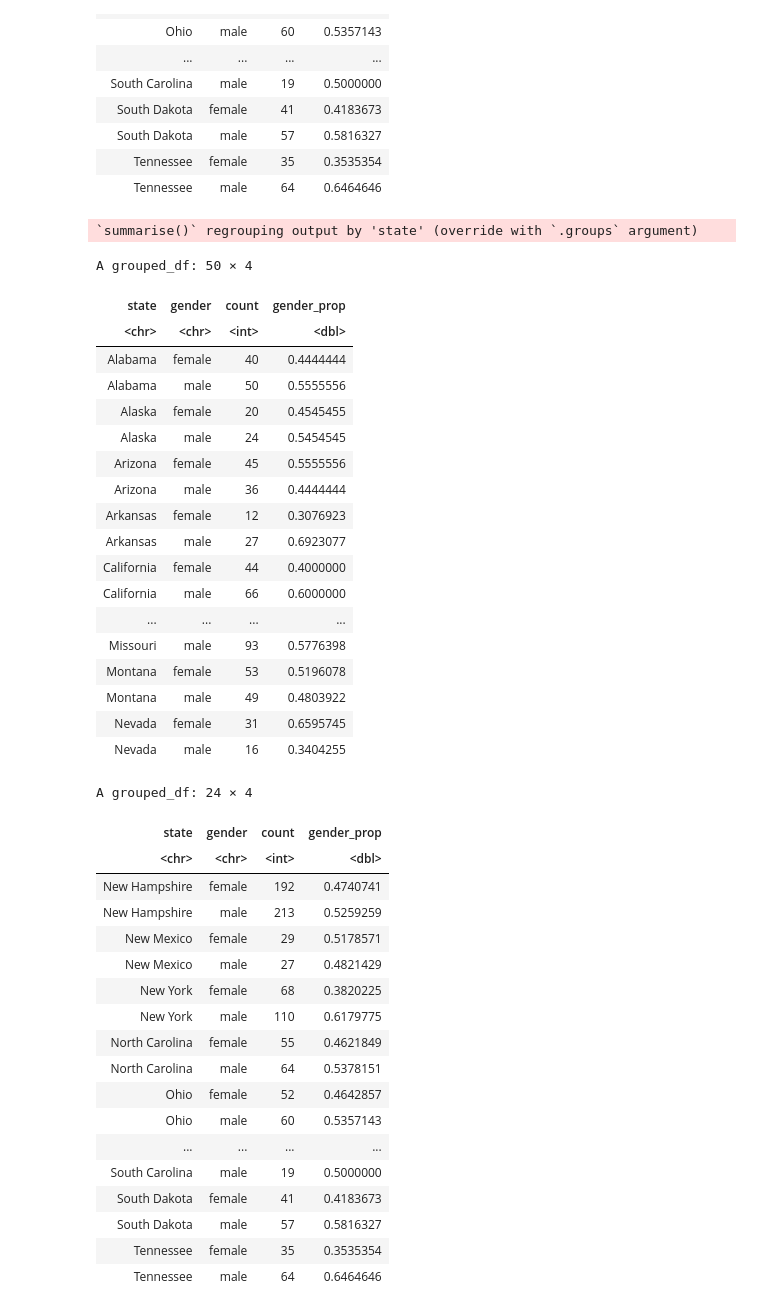
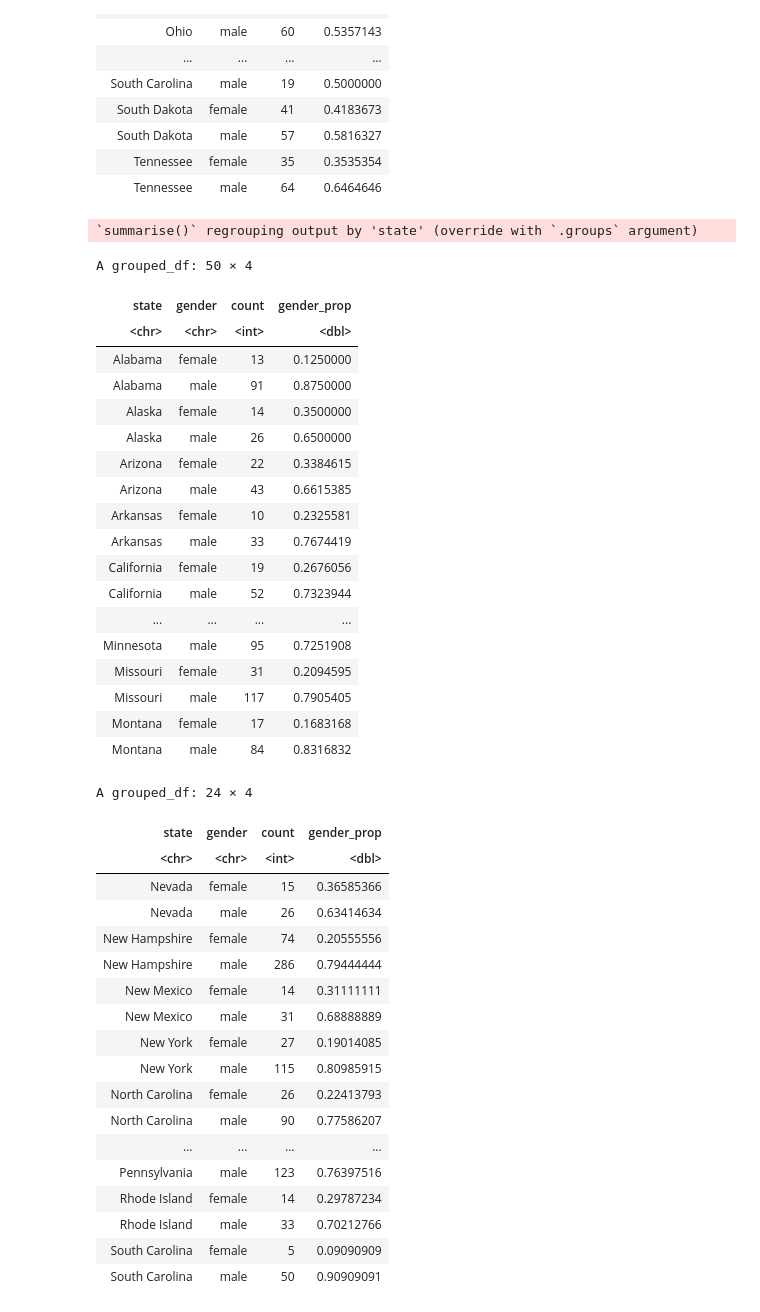
Before and after one commit to michael-bonitati-1117/final_project, a Jupyter notebook: George_Analysis-Copy.ipynb, the cells around one changed output. Saved outputs shown, nothing was run; the diff lists cells and outputs as text; code cells hidden in the pictures.

```diff
--- a/George_Analysis-Copy.ipynb
+++ b/George_Analysis-Copy.ipynb
@@ -344,54 +330,53 @@ A grouped_df: 24 × 4
 | Tennessee | male | 64 | 0.6464646 |
 # %%
 table_rep_2018 <- elections_2018_long %>%
-    filter(candidate_party == "Democrat", gender %in% c("female", "male"),!candidate == "No candidate") %>%
+    filter(candidate_party == "Republican", gender %in% c("female", "male"),!candidate == "No candidate") %>%
     group_by (state, gender) %>%
     summarise(count=n()) %>%
-    group_by (state, .add = TRUE) %>%
     mutate(gender_prop = (count/sum(count)))
 
 
 table_rep_2018[1:50,]
 table_rep_2018[51:74,]
 # %% [output]
 `summarise()` regrouping output by 'state' (override with `.groups` argument)
 A grouped_df: 50 × 4
 | state | gender | count | gender_prop |
 | <chr> | <chr> | <int> | <dbl> |
-| Alabama | female | 40 | 0.4444444 |
-| Alabama | male | 50 | 0.5555556 |
-| Alaska | female | 20 | 0.4545455 |
-| Alaska | male | 24 | 0.5454545 |
-| Arizona | female | 45 | 0.5555556 |
-| Arizona | male | 36 | 0.4444444 |
-| Arkansas | female | 12 | 0.3076923 |
-| Arkansas | male | 27 | 0.6923077 |
-| California | female | 44 | 0.4000000 |
-| California | male | 66 | 0.6000000 |
+| Alabama | female | 13 | 0.1250000 |
+| Alabama | male | 91 | 0.8750000 |
+| Alaska | female | 14 | 0.3500000 |
+| Alaska | male | 26 | 0.6500000 |
+| Arizona | female | 22 | 0.3384615 |
+| Arizona | male | 43 | 0.6615385 |
+| Arkansas | female | 10 | 0.2325581 |
+| Arkansas | male | 33 | 0.7674419 |
+| California | female | 19 | 0.2676056 |
+| California | male | 52 | 0.7323944 |
 | ... | ... | ... | ... |
-| Missouri | male | 93 | 0.5776398 |
-| Montana | female | 53 | 0.5196078 |
-| Montana | male | 49 | 0.4803922 |
-| Nevada | female | 31 | 0.6595745 |
-| Nevada | male | 16 | 0.3404255 |
+| Minnesota | male | 95 | 0.7251908 |
+| Missouri | female | 31 | 0.2094595 |
+| Missouri | male | 117 | 0.7905405 |
+| Montana | female | 17 | 0.1683168 |
+| Montana | male | 84 | 0.8316832 |
 A grouped_df: 24 × 4
 | state | gender | count | gender_prop |
 | <chr> | <chr> | <int> | <dbl> |
-| New Hampshire | female | 192 | 0.4740741 |
-| New Hampshire | male | 213 | 0.5259259 |
-| New Mexico | female | 29 | 0.5178571 |
-| New Mexico | male | 27 | 0.4821429 |
-| New York | female | 68 | 0.3820225 |
-| New York | male | 110 | 0.6179775 |
-| North Carolina | female | 55 | 0.4621849 |
-| North Carolina | male | 64 | 0.5378151 |
-| Ohio | female | 52 | 0.4642857 |
-| Ohio | male | 60 | 0.5357143 |
+| Nevada | female | 15 | 0.36585366 |
+| Nevada | male | 26 | 0.63414634 |
+| New Hampshire | female | 74 | 0.20555556 |
+| New Hampshire | male | 286 | 0.79444444 |
+| New Mexico | female | 14 | 0.31111111 |
+| New Mexico | male | 31 | 0.68888889 |
+| New York | female | 27 | 0.19014085 |
+| New York | male | 115 | 0.80985915 |
+| North Carolina | female | 26 | 0.22413793 |
+| North Carolina | male | 90 | 0.77586207 |
 | ... | ... | ... | ... |
-| South Carolina | male | 19 | 0.5000000 |
-| South Dakota | female | 41 | 0.4183673 |
-| South Dakota | male | 57 | 0.5816327 |
-| Tennessee | female | 35 | 0.3535354 |
-| Tennessee | male | 64 | 0.6464646 |
+| Pennsylvania | male | 123 | 0.76397516 |
+| Rhode Island | female | 14 | 0.29787234 |
+| Rhode Island | male | 33 | 0.70212766 |
+| South Carolina | female | 5 | 0.09090909 |
+| South Carolina | male | 50 | 0.90909091 |
 # %%
 table_overall_2018 <- elections_2018_long %>%
```
Also changed, not shown: parts of 15 cells of this notebook.
